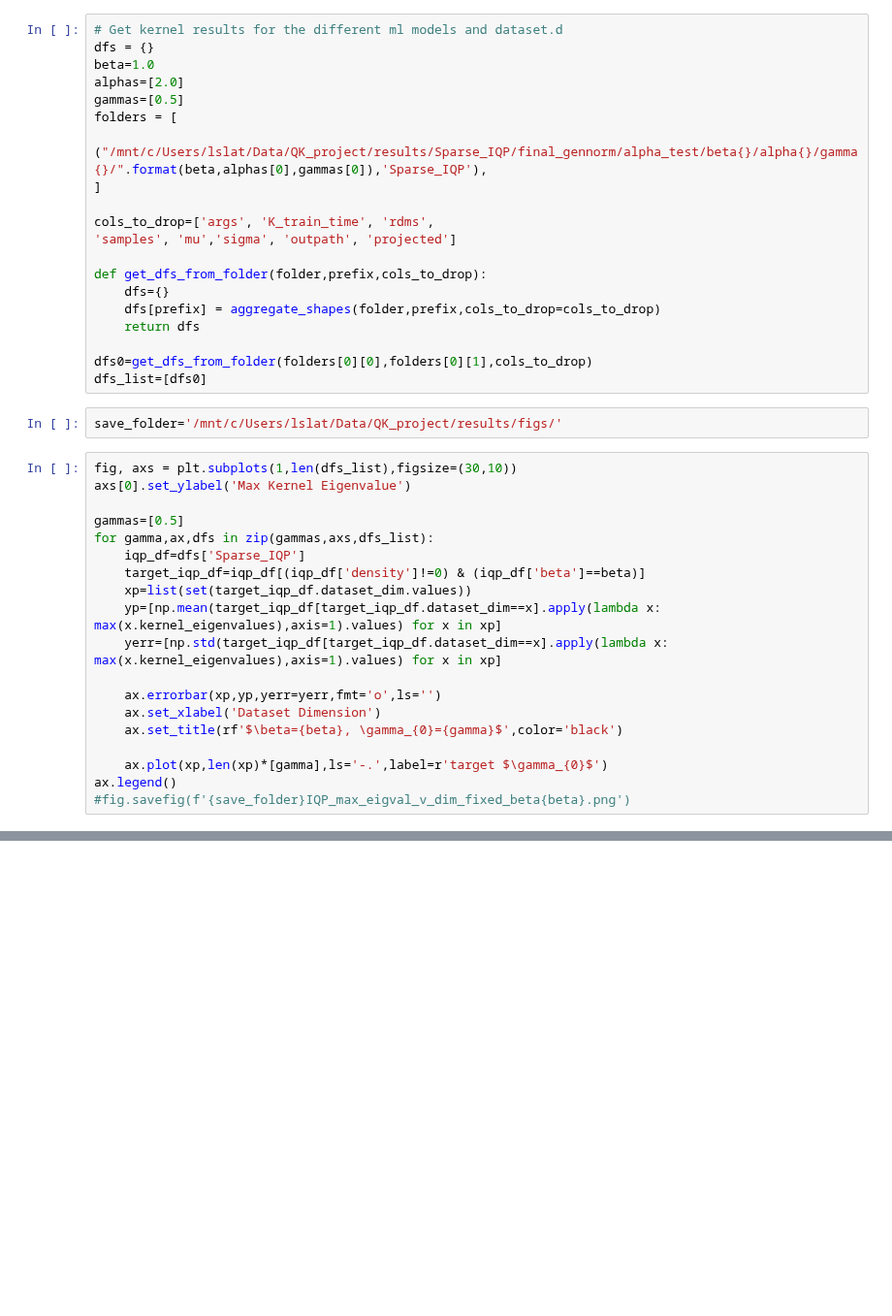
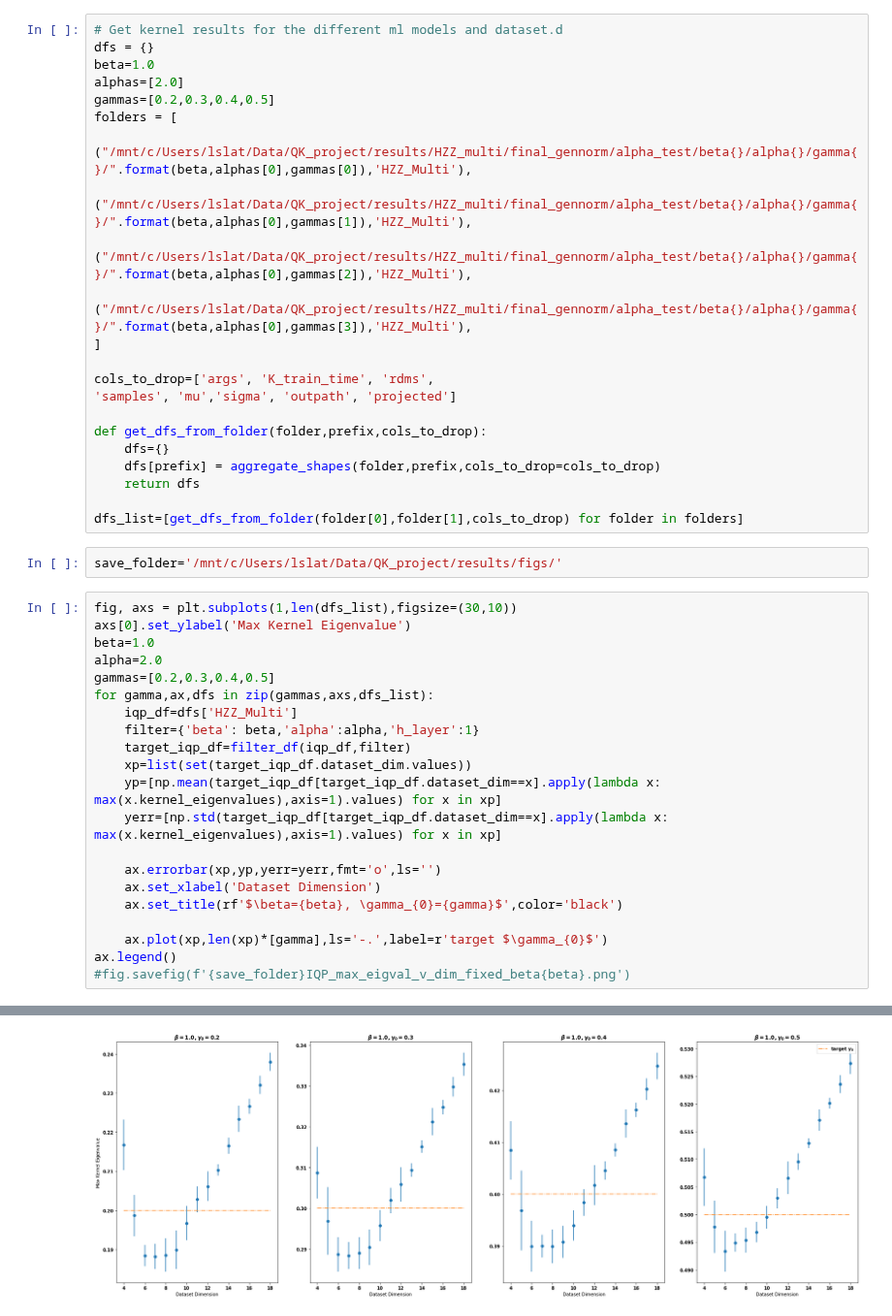
Before and after one commit to lslattery11/quantum_kernel, a Jupyter notebook: notebooks/data_visualization/alpha_test_gd_scaling.ipynb, the cells around one changed output, grey strips where cells are left out. Shown at 97% size. Cells and saved outputs as stored; diff of their text form; blank space fills up the shorter version.

```diff
--- a/notebooks/data_visualization/alpha_test_gd_scaling.ipynb
+++ b/notebooks/data_visualization/alpha_test_gd_scaling.ipynb
@@ -39,9 +39,12 @@ warnings.filterwarnings("ignore")
 dfs = {}
 beta=1.0
 alphas=[2.0]
-gammas=[0.5]
+gammas=[0.2,0.3,0.4,0.5]
 folders = [
-    ("/mnt/c/Users/lslat/Data/QK_project/results/Sparse_IQP/final_gennorm/alpha_test/beta{}/alpha{}/gamma{}/".format(beta,alphas[0],gammas[0]),'Sparse_IQP'),
+    ("/mnt/c/Users/lslat/Data/QK_project/results/HZZ_multi/final_gennorm/alpha_test/beta{}/alpha{}/gamma{}/".format(beta,alphas[0],gammas[0]),'HZZ_Multi'),
+    ("/mnt/c/Users/lslat/Data/QK_project/results/HZZ_multi/final_gennorm/alpha_test/beta{}/alpha{}/gamma{}/".format(beta,alphas[0],gammas[1]),'HZZ_Multi'),
+    ("/mnt/c/Users/lslat/Data/QK_project/results/HZZ_multi/final_gennorm/alpha_test/beta{}/alpha{}/gamma{}/".format(beta,alphas[0],gammas[2]),'HZZ_Multi'),
+    ("/mnt/c/Users/lslat/Data/QK_project/results/HZZ_multi/final_gennorm/alpha_test/beta{}/alpha{}/gamma{}/".format(beta,alphas[0],gammas[3]),'HZZ_Multi'),
 ]
 
 cols_to_drop=['args', 'K_train_time', 'rdms',
@@ -52,18 +55,19 @@ def get_dfs_from_folder(folder,prefix,cols_to_drop):
     dfs[prefix] = aggregate_shapes(folder,prefix,cols_to_drop=cols_to_drop)
     return dfs
 
-dfs0=get_dfs_from_folder(folders[0][0],folders[0][1],cols_to_drop)
-dfs_list=[dfs0]
+dfs_list=[get_dfs_from_folder(folder[0],folder[1],cols_to_drop) for folder in folders]
 # %%
 save_folder='/mnt/c/Users/lslat/Data/QK_project/results/figs/'
 # %%
 fig, axs = plt.subplots(1,len(dfs_list),figsize=(30,10))
 axs[0].set_ylabel('Max Kernel Eigenvalue')
-
-gammas=[0.5]
+beta=1.0
+alpha=2.0
+gammas=[0.2,0.3,0.4,0.5]
 for gamma,ax,dfs in zip(gammas,axs,dfs_list):
-    iqp_df=dfs['Sparse_IQP']
-    target_iqp_df=iqp_df[(iqp_df['density']!=0) & (iqp_df['beta']==beta)]
+    iqp_df=dfs['HZZ_Multi']
+    filter={'beta': beta,'alpha':alpha,'h_layer':1}
+    target_iqp_df=filter_df(iqp_df,filter)
     xp=list(set(target_iqp_df.dataset_dim.values))
     yp=[np.mean(target_iqp_df[target_iqp_df.dataset_dim==x].apply(lambda x: max(x.kernel_eigenvalues),axis=1).values) for x in xp]
     yerr=[np.std(target_iqp_df[target_iqp_df.dataset_dim==x].apply(lambda x: max(x.kernel_eigenvalues),axis=1).values) for x in xp]
@@ -75,3 +79,4 @@ for gamma,ax,dfs in zip(gammas,axs,dfs_list):
     ax.plot(xp,len(xp)*[gamma],ls='-.',label=r'target $\gamma_{0}$')
 ax.legend()
 #fig.savefig(f'{save_folder}IQP_max_eigval_v_dim_fixed_beta{beta}.png')
+# %% [output]
@@ -78,2 +84,3 @@ ax.legend()
+[figure, added]
 # %%
 
```
Also changed, not shown: parts of 4 cells of this notebook, 2 other files.
